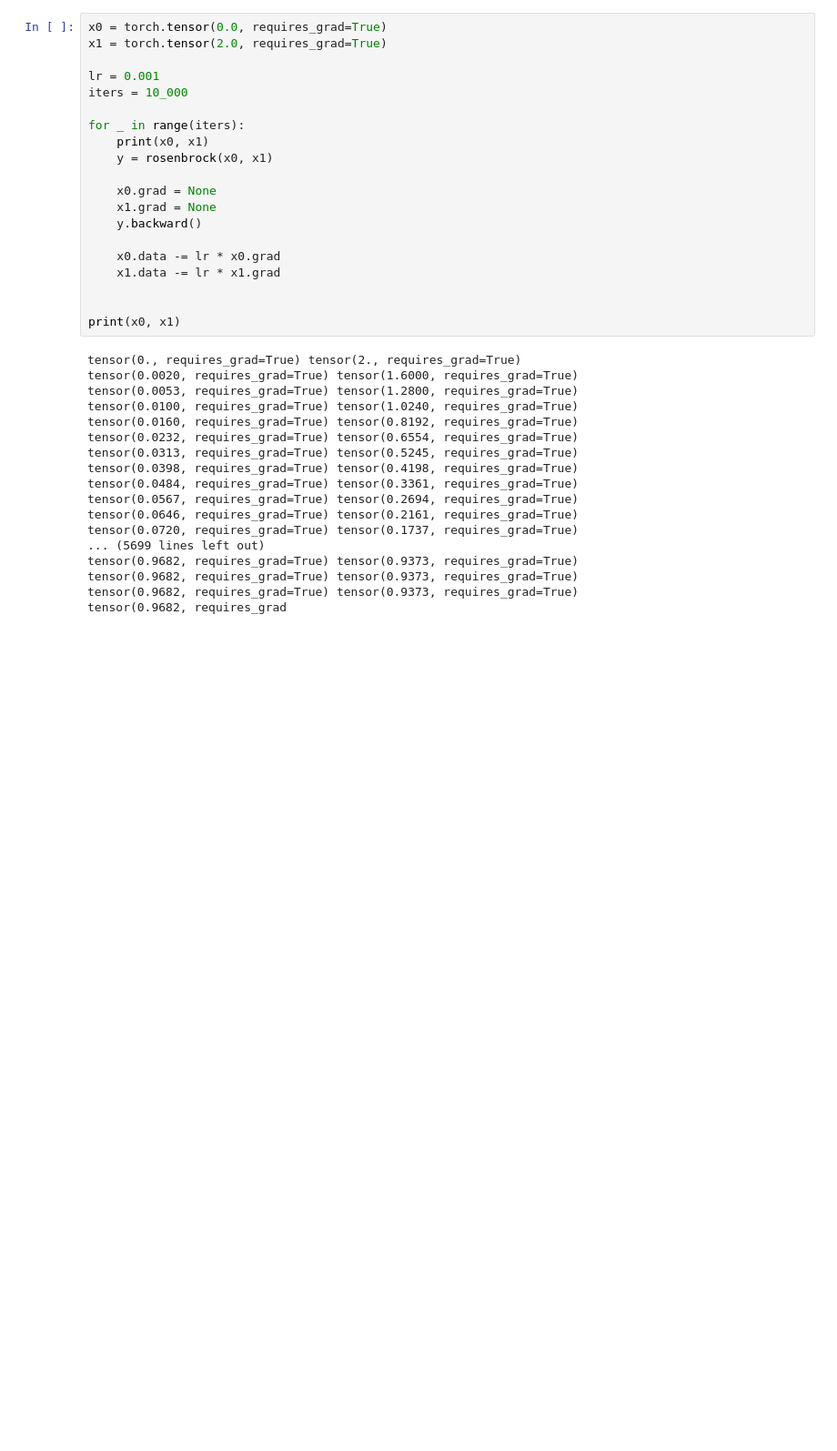
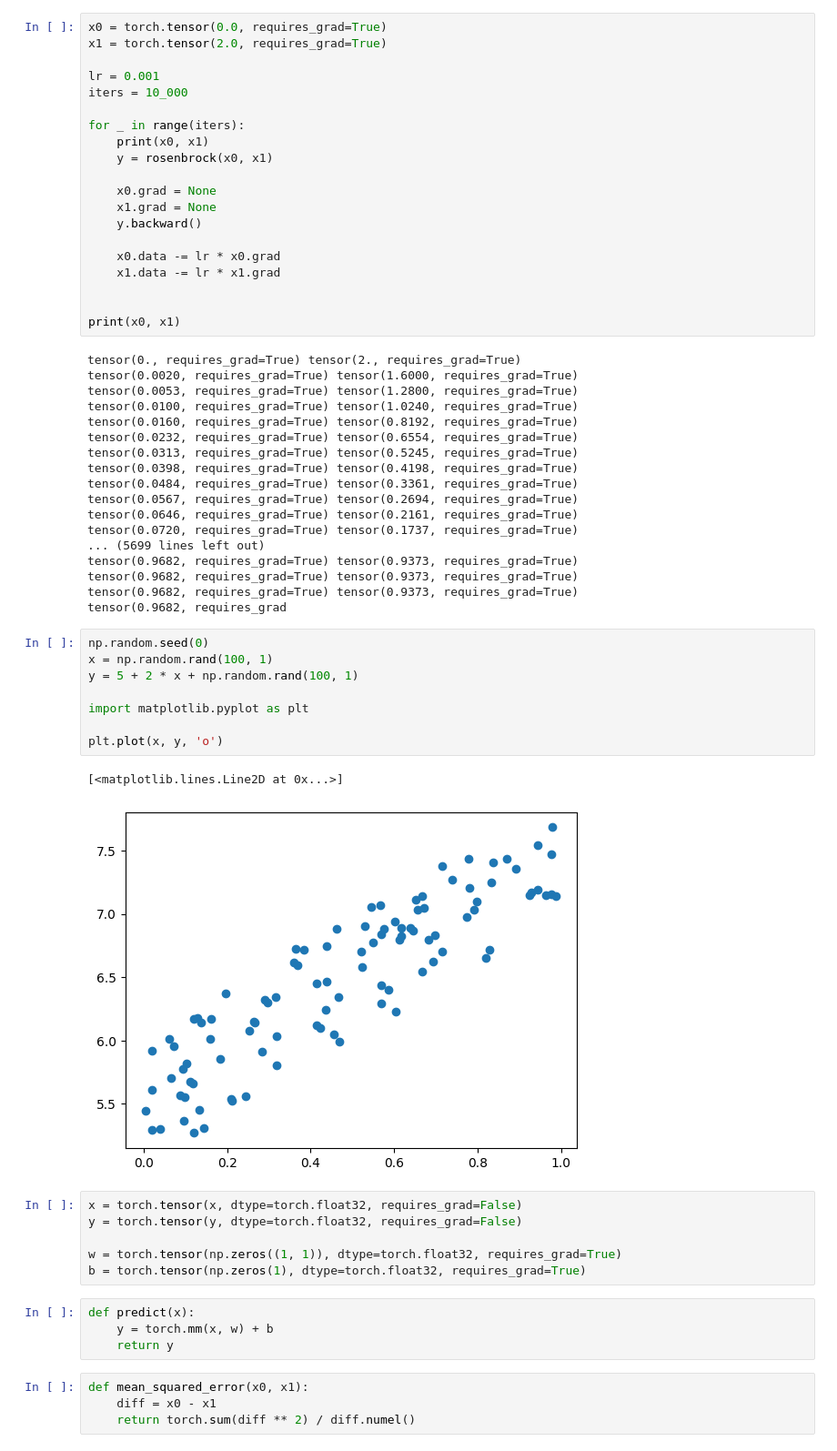
Before and after one commit to banbiossa/deep-learning-from-scratch-4, a Jupyter notebook: src/deep_learning_from_scratch_4/ch07/using_pytorch.ipynb, the cells around one changed output. Shown: that part at 91% size. Drawn from its saved outputs; the diff is of its cells as text; blank space fills up the shorter version.

```diff
--- a/src/deep_learning_from_scratch_4/ch07/using_pytorch.ipynb
+++ b/src/deep_learning_from_scratch_4/ch07/using_pytorch.ipynb
@@ -91,3 +91,28 @@ tensor(0.9682, requires_grad=True) tensor(0.9373, requires_grad=True)
 tensor(0.9682, requires_grad=True) tensor(0.9373, requires_grad=True)
 tensor(0.9682, requires_grad=True) tensor(0.9373, requires_grad=True)
 tensor(0.9682, requires_grad
+# %%
+np.random.seed(0)
+x = np.random.rand(100, 1)
+y = 5 + 2 * x + np.random.rand(100, 1)
+
+import matplotlib.pyplot as plt
+
+plt.plot(x, y, 'o')
+# %% [output]
+[<matplotlib.lines.Line2D at 0x...>]
+[figure, added]
+# %%
+x = torch.tensor(x, dtype=torch.float32, requires_grad=False)
+y = torch.tensor(y, dtype=torch.float32, requires_grad=False)
+
+w = torch.tensor(np.zeros((1, 1)), dtype=torch.float32, requires_grad=True)
+b = torch.tensor(np.zeros(1), dtype=torch.float32, requires_grad=True)
+# %%
+def predict(x):
+    y = torch.mm(x, w) + b
+    return y
+# %%
+def mean_squared_error(x0, x1):
+    diff = x0 - x1
+    return torch.sum(diff ** 2) / diff.numel()
```
Also changed, not shown: parts of 23 cells of this notebook, 2 other files.
